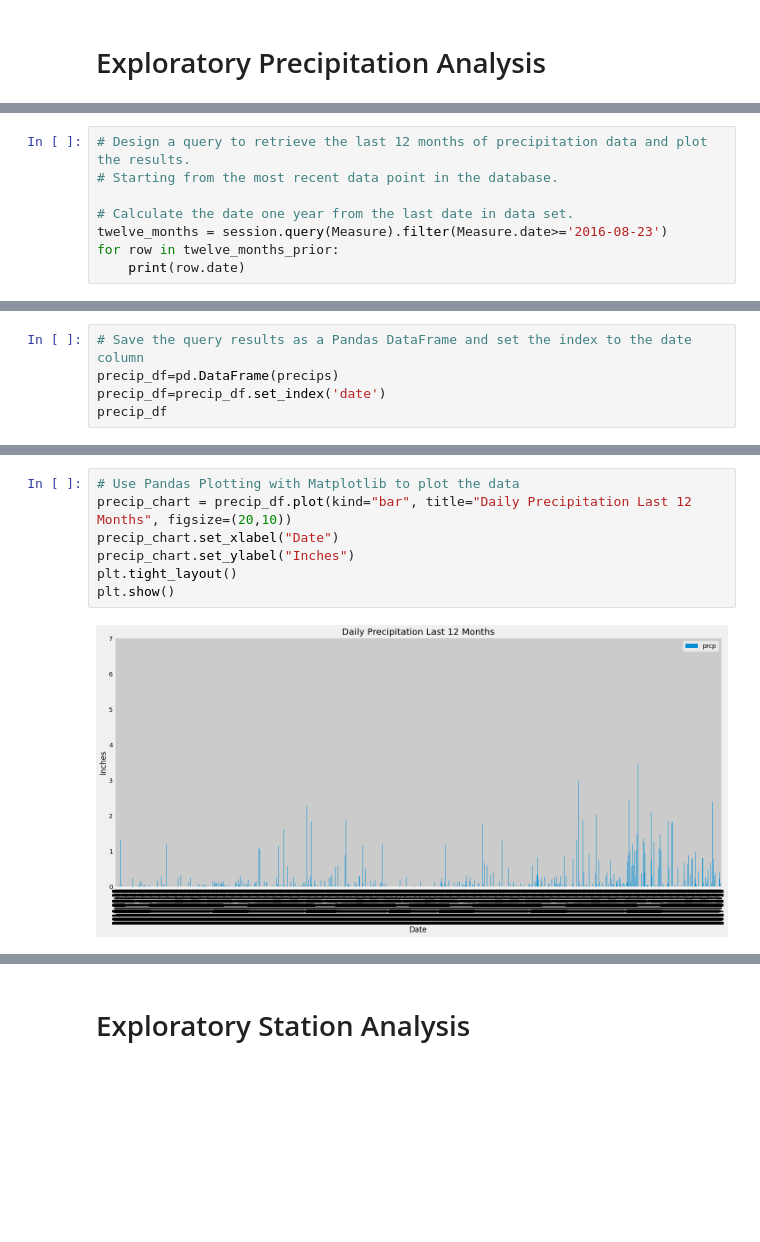
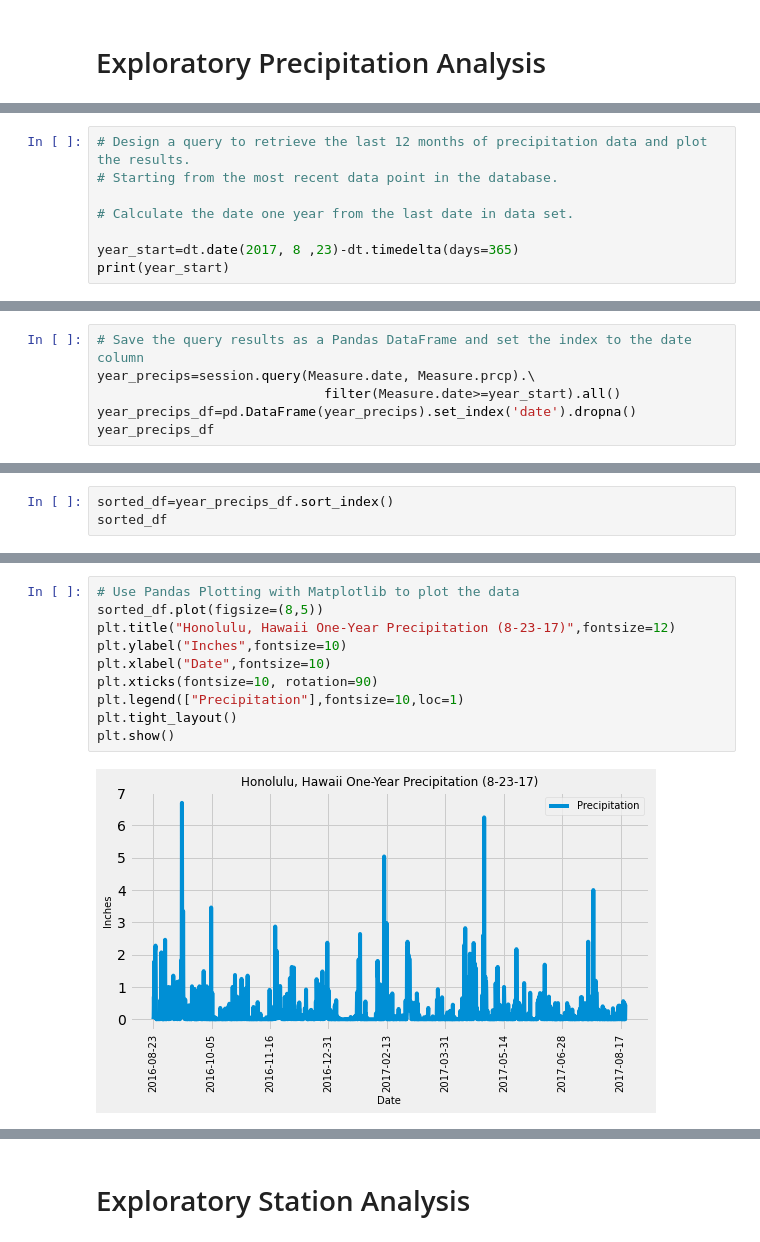
Before and after one commit to Sjenn257/sqlalchemy-challenge, a Jupyter notebook: climate_starter.ipynb, the cells around one changed output, grey strips where cells are left out. Cells and saved outputs as stored; diff of their text form; blank space fills up the shorter version.

```diff
--- a/climate_starter.ipynb
+++ b/climate_starter.ipynb
@@ -84,8 +84,8 @@ print(max_date.date)
 # Starting from the most recent data point in the database.
 
 # Calculate the date one year from the last date in data set.
-twelve_months = session.query(Measure).filter(Measure.date>='2016-08-23')
-for row in twelve_months_prior:
-    print(row.date)
+
+year_start=dt.date(2017, 8 ,23)-dt.timedelta(days=365)
+print(year_start)
 # %% [output]
 2016-08-23
@@ -111,8 +113,9 @@ precips=session.query(Measure.date, Measure.prcp).filter(Measure.date>='2016-08-
 # %%
 # Save the query results as a Pandas DataFrame and set the index to the date column
-precip_df=pd.DataFrame(precips)
-precip_df=precip_df.set_index('date')
-precip_df
+year_precips=session.query(Measure.date, Measure.prcp).\
+                             filter(Measure.date>=year_start).all()
+year_precips_df=pd.DataFrame(year_precips).set_index('date').dropna()
+year_precips_df
 # %% [output]
 |  | prcp |
 | date |  |
@@ -149,0 +139,3 @@ precip_df
+# %%
+sorted_df=year_precips_df.sort_index()
+sorted_df
@@ -150,11 +157,14 @@ precip_df
 # %%
 # Use Pandas Plotting with Matplotlib to plot the data
-precip_chart = precip_df.plot(kind="bar", title="Daily Precipitation Last 12 Months", figsize=(20,10))
-precip_chart.set_xlabel("Date")
-precip_chart.set_ylabel("Inches")
+sorted_df.plot(figsize=(8,5))
+plt.title("Honolulu, Hawaii One-Year Precipitation (8-23-17)",fontsize=12)
+plt.ylabel("Inches",fontsize=10)
+plt.xlabel("Date",fontsize=10)
+plt.xticks(fontsize=10, rotation=90)
+plt.legend(["Precipitation"],fontsize=10,loc=1)
 plt.tight_layout()
 plt.show()
 # %% [output]
-[figure, old version]
+[figure, new version]
 # %%
 # Use Pandas to calculate the summary statistics for the precipitation data
```
Also changed, not shown: parts of 14 cells of this notebook.
